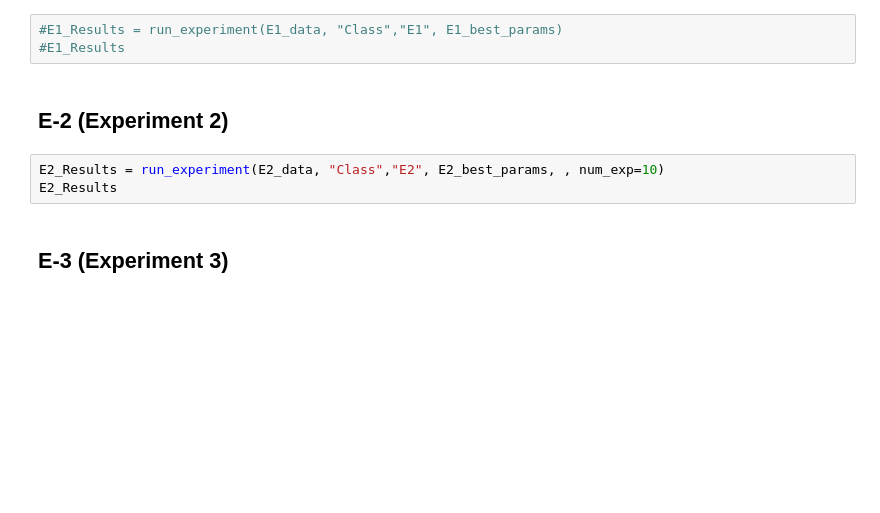
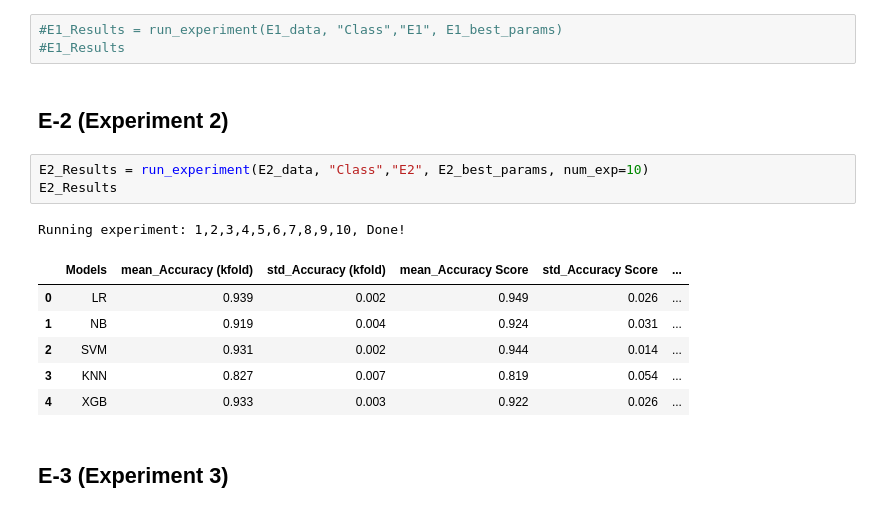
Before and after one commit to DiegoPaezA/Cancer-Classification, a Jupyter notebook: Projeto_Cancer.ipynb, the cells around one changed output. Drawn from its saved outputs; the diff is of its cells as text; blank space fills up the shorter version.

```diff
--- a/Projeto_Cancer.ipynb
+++ b/Projeto_Cancer.ipynb
@@ -260,8 +399,16 @@ E4_best_params = load_params("tune_params/best_2C/E4_best_params.json")
 # %% [markdown]
 ## E-2 (Experiment 2)
 # %%
-E2_Results = run_experiment(E2_data, "Class","E2", E2_best_params, , num_exp=10)
+E2_Results = run_experiment(E2_data, "Class","E2", E2_best_params, num_exp=10)
 E2_Results
+# %% [output]
+Running experiment: 1,2,3,4,5,6,7,8,9,10, Done!
+|  | Models | mean_Accuracy (kfold) | std_Accuracy (kfold) | mean_Accuracy Score | std_Accuracy Score | ... |
+| 0 | LR | 0.939 | 0.002 | 0.949 | 0.026 | ... |
+| 1 | NB | 0.919 | 0.004 | 0.924 | 0.031 | ... |
+| 2 | SVM | 0.931 | 0.002 | 0.944 | 0.014 | ... |
+| 3 | KNN | 0.827 | 0.007 | 0.819 | 0.054 | ... |
+| 4 | XGB | 0.933 | 0.003 | 0.922 | 0.026 | ... |
 # %% [markdown]
 ## E-3 (Experiment 3)
 # %%
```
Also changed, not shown: parts of 20 cells of this notebook.
